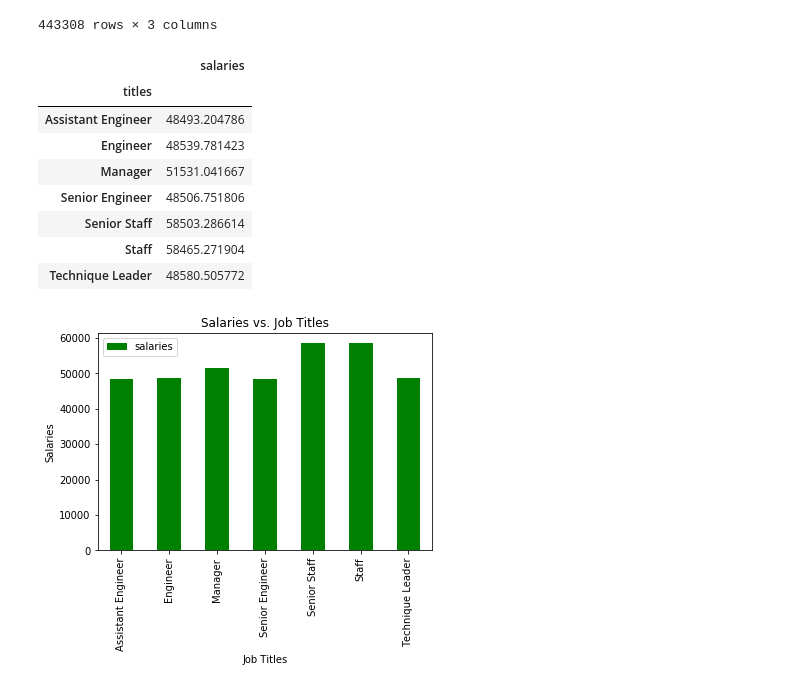
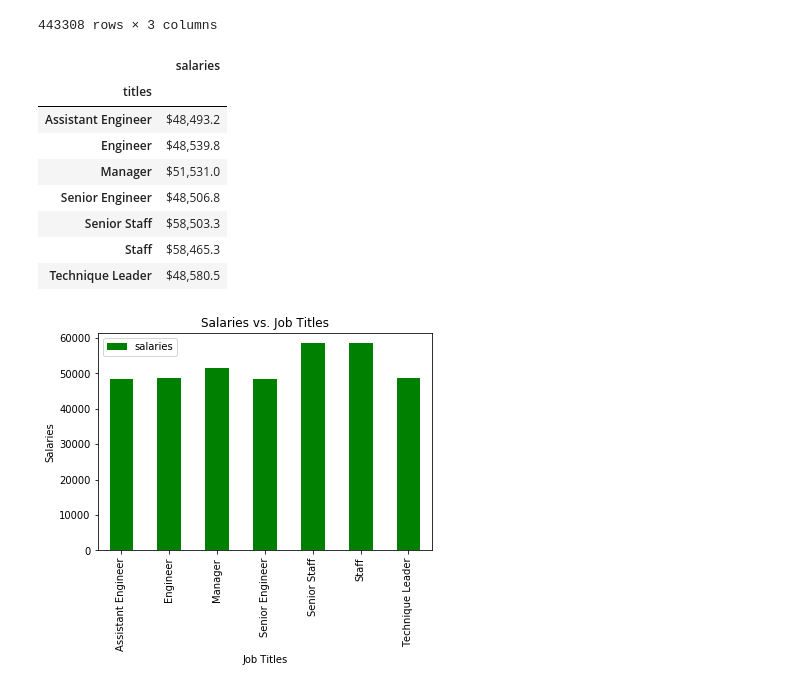
Before and after one commit to HenryNguyenLe/SQL_Challenge, a Jupyter notebook: PandasSQL.ipynb, the cells around one changed output. Saved outputs shown, nothing was run; the diff lists cells and outputs as text; code cells hidden in the pictures.

```diff
--- a/PandasSQL.ipynb
+++ b/PandasSQL.ipynb
@@ -64,18 +66,18 @@ sal_ttl_df
 443308 rows × 3 columns
 # %%
 sal_ttl_ave = sal_ttl_df.groupby('titles')['salaries'].agg('mean').to_frame()
-sal_ttl_ave['salaries'] = sal_ttl_ave['salaries']#.map('${:,.1f}'.format)
-sal_ttl_ave
+sal_ttl_ave['salaries'] = sal_ttl_ave['salaries']
+pd.DataFrame(sal_ttl_ave['salaries'].map('${:,.1f}'.format))
 # %% [output]
 |  | salaries |
 | titles |  |
-| Assistant Engineer | 48493.204786 |
-| Engineer | 48539.781423 |
-| Manager | 51531.041667 |
-| Senior Engineer | 48506.751806 |
-| Senior Staff | 58503.286614 |
-| Staff | 58465.271904 |
-| Technique Leader | 48580.505772 |
+| Assistant Engineer | $48,493.2 |
+| Engineer | $48,539.8 |
+| Manager | $51,531.0 |
+| Senior Engineer | $48,506.8 |
+| Senior Staff | $58,503.3 |
+| Staff | $58,465.3 |
+| Technique Leader | $48,580.5 |
 # %%
 sal_ttl_ave.plot.bar(rot=90, color = 'green')
 
```
Also changed, not shown: parts of 5 cells of this notebook.
